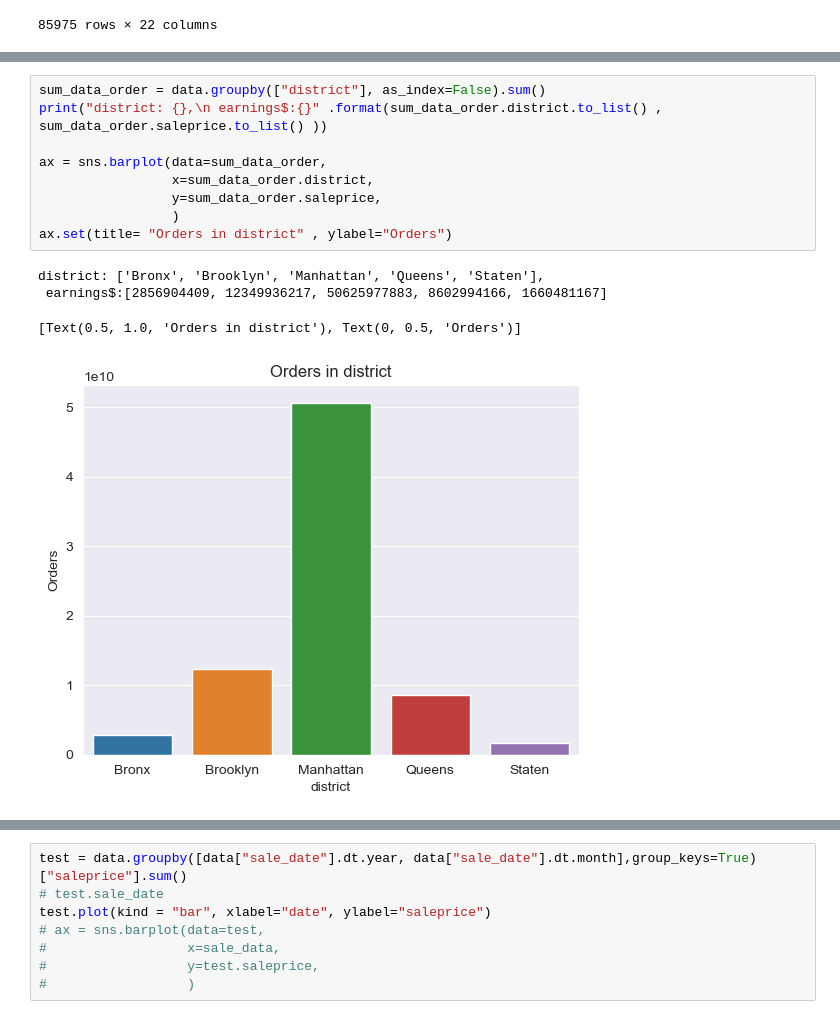
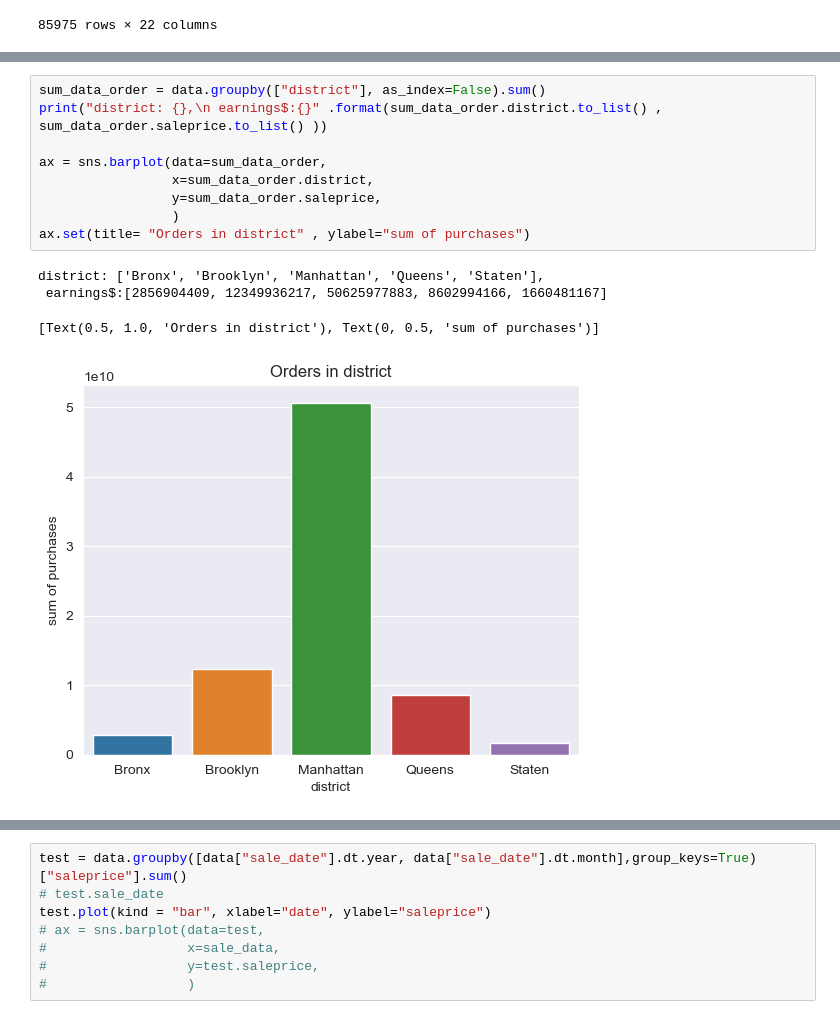
Before and after one commit to Spirit-Hat/DSML, a Jupyter notebook: lab2/lab2.ipynb, the cells around one changed output, grey strips where cells are left out. Saved outputs shown, nothing was run; the diff lists cells and outputs as text.

```diff
--- a/lab2/lab2.ipynb
+++ b/lab2/lab2.ipynb
@@ -92,14 +92,14 @@ ax.set(title= "Orders in district" , ylabel="Orders")
 # %%
 sum_data_order = data.groupby(["district"], as_index=False).sum()
 print("district: {},\n earnings$:{}" .format(sum_data_order.district.to_list() , sum_data_order.saleprice.to_list() ))
 
 ax = sns.barplot(data=sum_data_order,
                  x=sum_data_order.district,
                  y=sum_data_order.saleprice,
                  )
-ax.set(title= "Orders in district" , ylabel="Orders")
+ax.set(title= "Orders in district" , ylabel="sum of purchases")
 # %% [output]
 district: ['Bronx', 'Brooklyn', 'Manhattan', 'Queens', 'Staten'],
  earnings$:[2856904409, 12349936217, 50625977883, 8602994166, 1660481167]
-[Text(0.5, 1.0, 'Orders in district'), Text(0, 0.5, 'Orders')]
+[Text(0.5, 1.0, 'Orders in district'), Text(0, 0.5, 'sum of purchases')]
-[figure, old version]
+[figure, new version]
```
Also changed, not shown: parts of 5 cells of this notebook.
